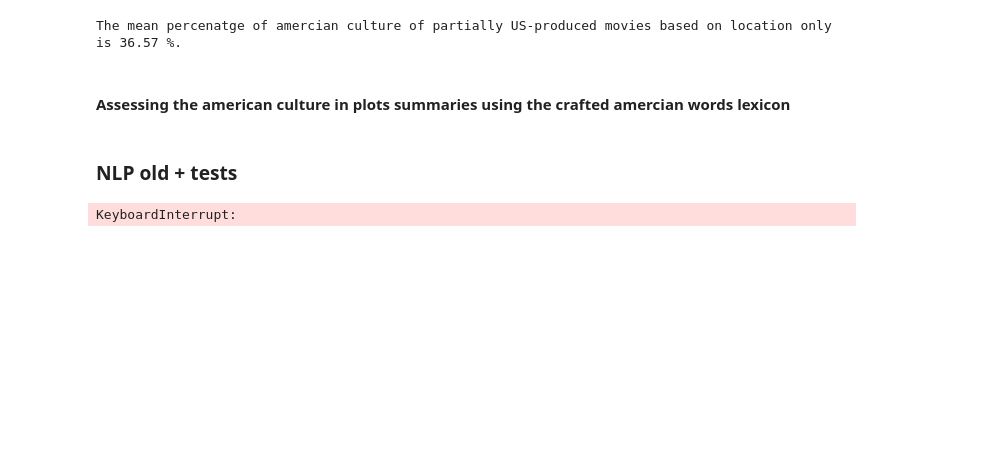
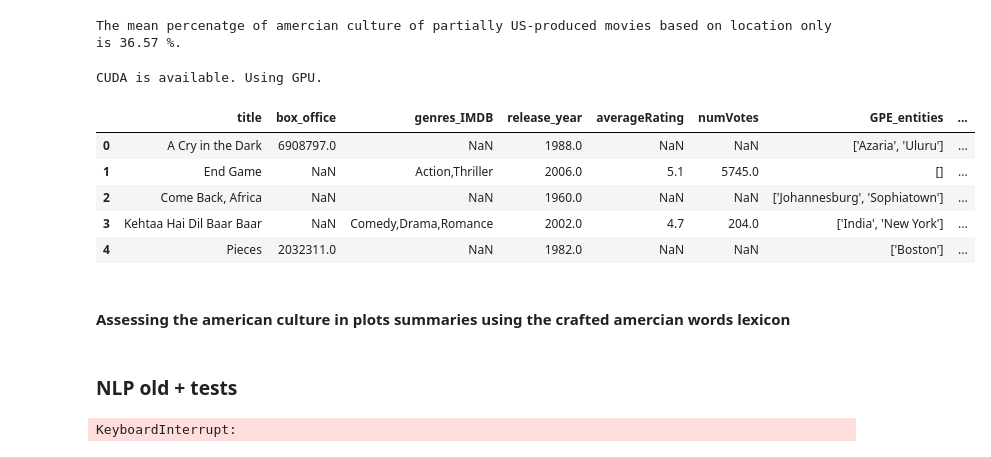
Before and after one commit to epfl-ada/ada-2024-project-adactylous, a Jupyter notebook: NLP_Luca_P3.ipynb, the cells around one changed output. Drawn from its saved outputs; the diff is of its cells as text; code cells hidden in the pictures; blank space fills up the shorter version.

```diff
--- a/NLP_Luca_P3.ipynb
+++ b/NLP_Luca_P3.ipynb
@@ -374,21 +389,32 @@ print(f"The mean percenatge of amercian culture of partially US-produced movies
 # %% [output]
 The mean percenatge of amercian culture of partially US-produced movies based on location only is 36.57 %.
 # %%
-# CHAT CUDA NLP
+# Acknowledement: ChatGPT was used here in order to better understand how to work with CUDA and with the NLP pipeline ()
 
-# Ensure GPU is detected
+# Creating deep copy of the plots_summaries dataframes creatde above
+df_plots_all_movies_GPE = plot_summaries_all_movies.copy()
+df_plots_us_movies_GPE = plot_summaries_us_movies.copy()
+df_plots_us_partially_movies_GPE = plot_summaries_us_partially_movies.copy() # run en 5'30"
+df_plots_RoW_GPE = plot_summaries_RoW_movies.copy()
+
+# Verify if laptop running the script has a GPU and CUDA enabled
 if torch.cuda.is_available():
     print("CUDA is available. Using GPU.")
-    nlp = spacy.load("en_core_web_trf")
+    spacy.require_gpu() # enable GPU use for Spacy, taken from: https://stackoverflow.com/questions/75355264/how-to-enable-cuda-gpu-acceleration-for-spacy-on-windows
+    nlp = spacy.load("en_core_web_trf") # uses a more complex model leveraging transformers
 else:
     print("CUDA is NOT available. Using CPU.")
     nlp = spacy.load("en_core_web_sm")
 
-# Define function for batch processing
+#
 def extract_GPE_and_compute_US_frequencies_batch(summaries, us_locations):
-    """Batch process summaries and extract GPE entities and frequencies."""
+    """
+    Function that implement batch processing of plot summaries and extract GPE entities and frequencies. If available on the machine running the notebook CUDA is enabled for faster processing
+    params: texts called 'summaries' and a set of US locations containing the cities, counties and the states
+    returns: all the GPE entities and all the US GPE frequencies detected in the summary as a list
+    """
     results = []
-    for doc in nlp.pipe(summaries, batch_size=500, device=0):
+    for doc in nlp.pipe(summaries, batch_size=500): # device = 0 allows the use of GPU, cf. very top of this notebook where the verification of CUDA occurs.
         GPE_entities = [ent.text for ent in doc.ents if ent.label_ == 'GPE']
         GPE_frequencies_all = Counter(GPE_entities)
         GPE_US_frequencies = Counter(ent for ent in GPE_entities if ent in us_locations)
@@ -402,8 +428,27 @@ def extract_GPE_and_compute_US_frequencies_batch(summaries, us_locations):
 # Apply batch processing with GPU
 df_plots_us_partially_movies_GPE[['GPE_entities', 'GPE_US_frequencies', 'Percentage_american_culture']] = \
     pd.DataFrame(extract_GPE_and_compute_US_frequencies_batch(
-        df_plots_us_partially_movies_GPE['Summary'].tolist(), us_locations_set
+        df_plots_us_partially_movies_GPE['Summary'].tolist(), us_locations_set # converts a Pandas Series into a Python list, as nlp.pipe expects a seqeunce of string according to the documentation https://spacy.io/api/language#pipe
     ))
+
+df_us_partially_movies_NLP_GPE = df_plots_us_partially_movies_GPE.drop(columns=['Summary']) # keeping all the info of the original df, the new GPE columns and dropping the summaries for more clarity and later use
+
+df_us_partially_movies_NLP_GPE.to_csv("data/us_partially_movies_NLP_GPE.csv", sep=',', encoding='utf-8', index=False, header = True)# hard code the encoding to avoid anay problems as seen in the lecture
+
+# run en 40'
+# %% [output]
+CUDA is available. Using GPU.
+# %%
+df_test = pd.read_csv("data/us_partially_movies_NLP_GPE.csv", sep=',')
+
+df_test.head()
+# %% [output]
+|  | title | box_office | genres_IMDB | release_year | averageRating | numVotes | GPE_entities | ... |
+| 0 | A Cry in the Dark | 6908797.0 | NaN | 1988.0 | NaN | NaN | ['Azaria', 'Uluru'] | ... |
+| 1 | End Game | NaN | Action,Thriller | 2006.0 | 5.1 | 5745.0 | [] | ... |
+| 2 | Come Back, Africa | NaN | NaN | 1960.0 | NaN | NaN | ['Johannesburg', 'Sophiatown'] | ... |
+| 3 | Kehtaa Hai Dil Baar Baar | NaN | Comedy,Drama,Romance | 2002.0 | 4.7 | 204.0 | ['India', 'New York'] | ... |
+| 4 | Pieces | 2032311.0 | NaN | 1982.0 | NaN | NaN | ['Boston'] | ... |
 # %% [markdown]
 #### Assessing the american culture in plots summaries using the crafted amercian words lexicon
 # %%
```
Also changed, not shown: parts of 5 cells of this notebook, 1 other file.
